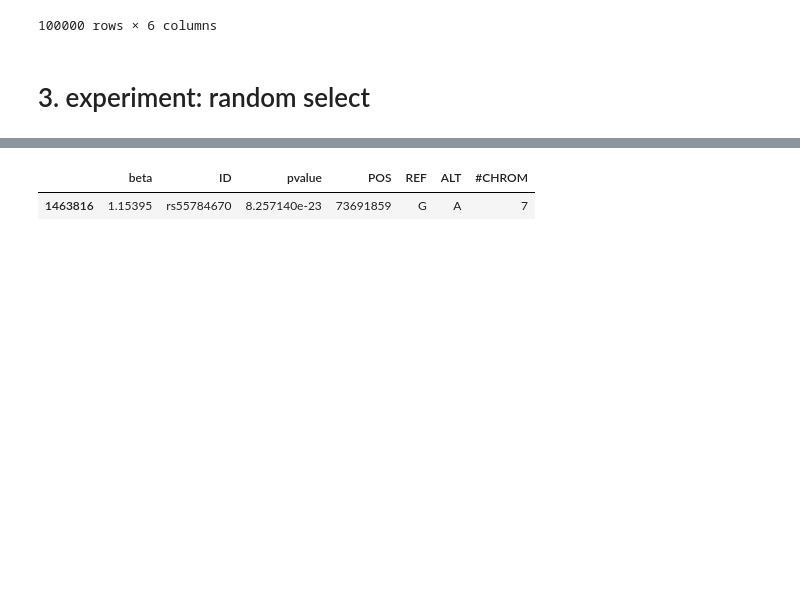
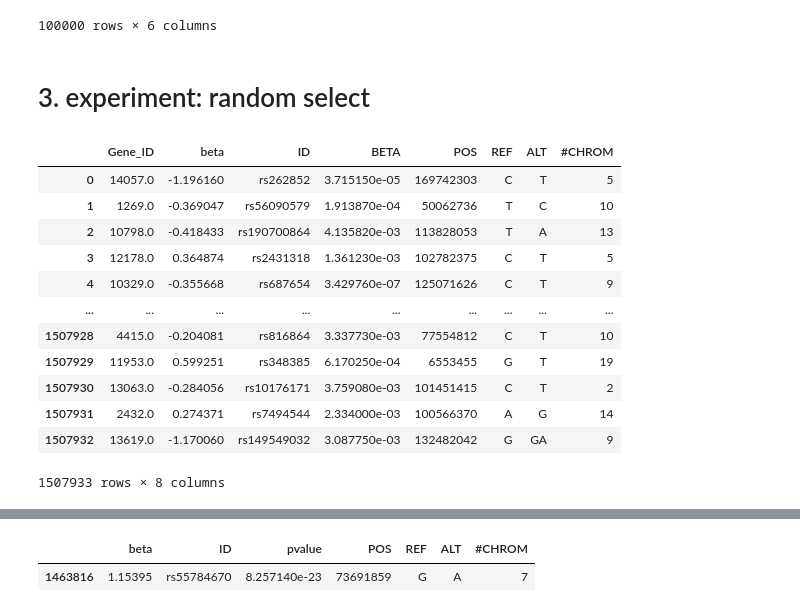
Before and after one commit to SedraAbouGhaloun/qtls, a Jupyter notebook: sort_and_prepare.ipynb, the cells around one changed output, grey strips where cells are left out. Saved outputs shown, nothing was run; the diff lists cells and outputs as text; code cells hidden in the pictures; blank space fills up the shorter version.

```diff
--- a/sort_and_prepare.ipynb
+++ b/sort_and_prepare.ipynb
@@ -257,14 +230,17 @@ df
 # %%
 def remap_columns(df):
-    df["variant"]=df["variant"].apply(lambda x:variant_idx[int(x)])
+
+    ''' remaps the columns to their original values, removes the column variant, renames the column pvalue to BETA '''
+
+    df["variant"]=df["variant"].apply(lambda x: variant_idx[int(x)])
     df["ID"]=df['ID'].apply(lambda x:rsid_idx[int(x)])
     df['POS']=df['variant'].apply(lambda x: x.split('_')[1])
     df['REF']=df['variant'].apply(lambda x: x.split('_')[2])
     df['ALT']=df['variant'].apply(lambda x: x.split('_')[3])
     df['#CHROM']=df['variant'].apply(lambda x:int(re.search(r'\d+',x.split('_')[0]).group()))
     df=df.drop(['variant'], axis=1 )
-    df=df.rename(columns= {'pvalue' : 'BETA'})
-    df=df[['#CHROM','POS','ID','REF','ALT','BETA']]
+    df=df.rename(columns= {'pvalue':'BETA'})
+
     return(df)
 # %%
 def drop_duplicated_variants(df):
@@ -445,4 +376,4 @@ most_common.head(100_000).to_csv('dataset_most_common/dataset_most_common.txt',
 r = np.arange(0, 694033553, 1, dtype=int)
 np.random.shuffle(r)
 # %%
-another_random_2Mio = df.filter(items =(r[:2000_000]), axis=0).copy().reset_index(drop =True)
+another_random_2M = df.filter(items =(r[:2000_000]), axis=0).copy().reset_index(drop =True)
@@ -471,6 +380,24 @@ def drop_duplicated_variants(df):
+# %%
+another_random_2M = remap_columns(another_random_2M)
 # %%
 # drop variants that comes from different studies
-another_random_2Mio=another_random_2Mio.drop_duplicates(subset=['ID','POS','REF','ALT','#CHROM']).reset_index(drop =True)
+another_random_2M=another_random_2M.drop_duplicates(subset=['ID','POS','REF','ALT','#CHROM']).reset_index(drop =True)
+# %%
+another_random_2M
+# %% [output]
+|  | Gene_ID | beta | ID | BETA | POS | REF | ALT | #CHROM |
+| 0 | 14057.0 | -1.196160 | rs262852 | 3.715150e-05 | 169742303 | C | T | 5 |
+| 1 | 1269.0 | -0.369047 | rs56090579 | 1.913870e-04 | 50062736 | T | C | 10 |
+| 2 | 10798.0 | -0.418433 | rs190700864 | 4.135820e-03 | 113828053 | T | A | 13 |
+| 3 | 12178.0 | 0.364874 | rs2431318 | 1.361230e-03 | 102782375 | C | T | 5 |
+| 4 | 10329.0 | -0.355668 | rs687654 | 3.429760e-07 | 125071626 | C | T | 9 |
+| ... | ... | ... | ... | ... | ... | ... | ... | ... |
+| 1507928 | 4415.0 | -0.204081 | rs816864 | 3.337730e-03 | 77554812 | C | T | 10 |
+| 1507929 | 11953.0 | 0.599251 | rs348385 | 6.170250e-04 | 6553455 | G | T | 19 |
+| 1507930 | 13063.0 | -0.284056 | rs10176171 | 3.759080e-03 | 101451415 | C | T | 2 |
+| 1507931 | 2432.0 | 0.274371 | rs7494544 | 2.334000e-03 | 100566370 | A | G | 14 |
+| 1507932 | 13619.0 | -1.170060 | rs149549032 | 3.087750e-03 | 132482042 | G | GA | 9 |
+1507933 rows × 8 columns
 # %%
 # drop variants that have different alternatives
 
```
Also changed, not shown: parts of 83 cells of this notebook.
